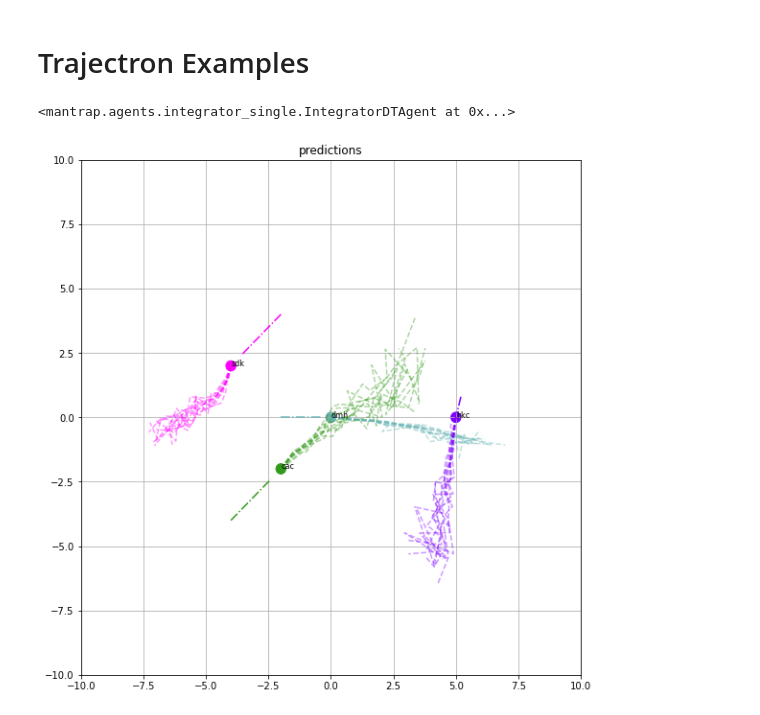
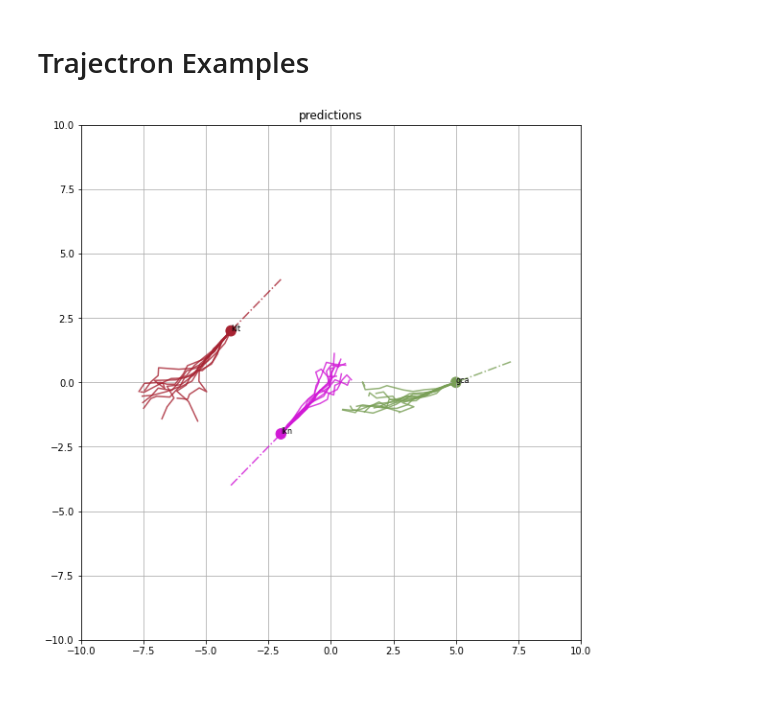
Before and after one commit to simon-schaefer/mantrap, a Jupyter notebook: examples/trajectron.ipynb, the cells around one changed output. Saved outputs shown, nothing was run; the diff lists cells and outputs as text; code cells hidden in the pictures.

Commit message:
minor updates (visualization, example notebooks)

```diff
--- a/examples/trajectron.ipynb
+++ b/examples/trajectron.ipynb
@@ -9,18 +8,14 @@ from IPython.display import HTML
 # %%
 import mantrap
 import torch
 
 
-trajectron = mantrap.environment.Trajectron(mantrap.agents.DoubleIntegratorDTAgent,
-                                            ego_position=torch.tensor([-5, -7.5]))
-trajectron.add_ado(position=torch.zeros(2), velocity=torch.tensor([1, 0]))
-trajectron.add_ado(position=torch.tensor([5, 0]), velocity=torch.tensor([-0.1, -0.4]))
+trajectron = mantrap.environment.Trajectron(ego_position=torch.tensor([-5, -7.5]))
+trajectron.add_ado(position=torch.tensor([5, 0]), velocity=torch.tensor([-1.1, -0.4]))
 trajectron.add_ado(position=torch.tensor([-4, 2]), velocity=torch.tensor([-1, -1]))
 trajectron.add_ado(position=torch.tensor([-2, -2]), velocity=torch.tensor([1, 1]))
+
+trajectron.visualize_prediction_wo_ego(t_horizon=10)
+plt.show()
 # %% [output]
-<mantrap.agents.integrator_single.IntegratorDTAgent at 0x...>
+[figure, added]
-# %%
-trajectron.visualize_prediction_wo_ego(t_horizon=10)
-plt.show()
-# %% [output]
-[figure, removed]
```
Also changed, not shown: parts of 3 cells of this notebook, 2 other files.
